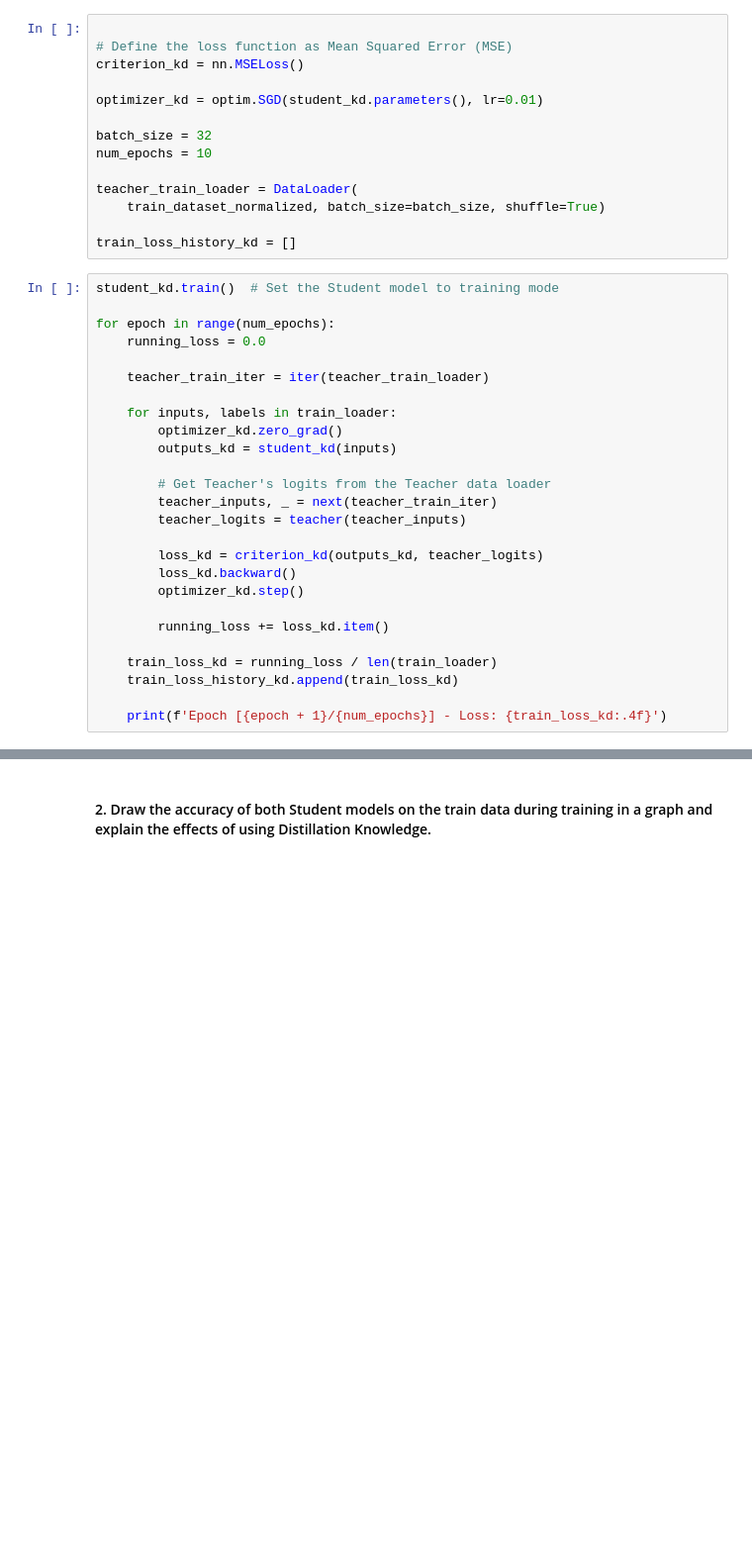
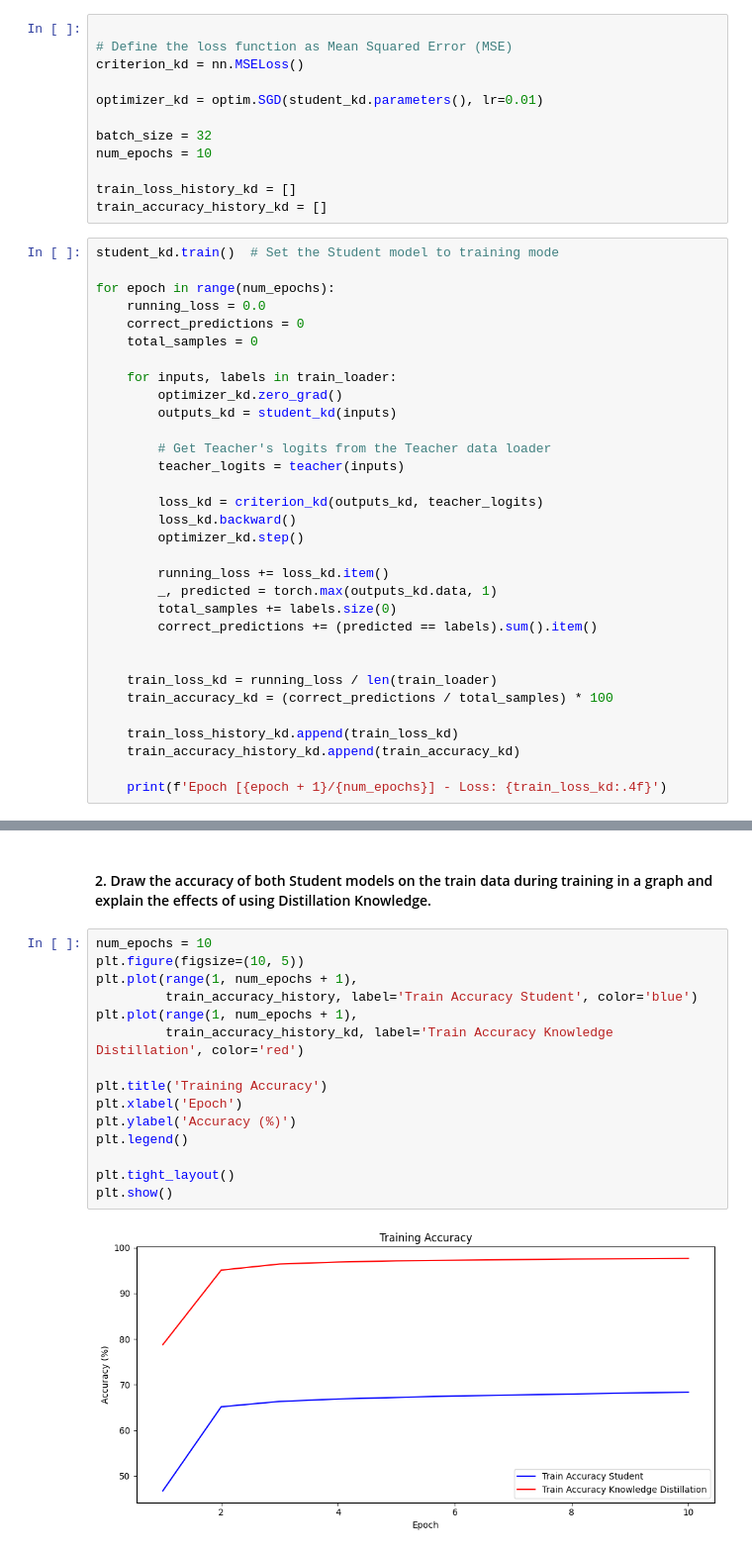
Before and after one commit to pooyaaf/Neural-Networks-Deep-Learning, a Jupyter notebook: Homework/HomeWork1/NoteBooks/Q4/Multi-LayerPerceptron.ipynb, the cells around one changed output, grey strips where cells are left out. Shown at 99% size. Saved outputs shown, nothing was run; the diff lists cells and outputs as text; blank space fills up the shorter version.

```diff
--- a/Homework/HomeWork1/NoteBooks/Q4/Multi-LayerPerceptron.ipynb
+++ b/Homework/HomeWork1/NoteBooks/Q4/Multi-LayerPerceptron.ipynb
@@ -467,34 +481,38 @@ optimizer_kd = optim.SGD(student_kd.parameters(), lr=0.01)
 batch_size = 32
 num_epochs = 10
 
-teacher_train_loader = DataLoader(
-    train_dataset_normalized, batch_size=batch_size, shuffle=True)
-
 train_loss_history_kd = []
+train_accuracy_history_kd = []
 # %%
 student_kd.train()  # Set the Student model to training mode
 
 for epoch in range(num_epochs):
     running_loss = 0.0
-
-    teacher_train_iter = iter(teacher_train_loader)
+    correct_predictions = 0
+    total_samples = 0
 
     for inputs, labels in train_loader:
         optimizer_kd.zero_grad()
         outputs_kd = student_kd(inputs)
 
         # Get Teacher's logits from the Teacher data loader
-        teacher_inputs, _ = next(teacher_train_iter)
-        teacher_logits = teacher(teacher_inputs)
+        teacher_logits = teacher(inputs)
 
         loss_kd = criterion_kd(outputs_kd, teacher_logits)
         loss_kd.backward()
         optimizer_kd.step()
 
         running_loss += loss_kd.item()
+        _, predicted = torch.max(outputs_kd.data, 1)
+        total_samples += labels.size(0)
+        correct_predictions += (predicted == labels).sum().item()
+
 
     train_loss_kd = running_loss / len(train_loader)
+    train_accuracy_kd = (correct_predictions / total_samples) * 100
+
     train_loss_history_kd.append(train_loss_kd)
+    train_accuracy_history_kd.append(train_accuracy_kd)
 
     print(f'Epoch [{epoch + 1}/{num_epochs}] - Loss: {train_loss_kd:.4f}')
 # %% [output]
@@ -534,3 +552,20 @@ The comparison between the number of misclassifications on the test data using K
 Using Knowledge Distillation, the Student model has learned to imitate the Teacher model's outputs, leading to improved generalization and a substantial reduction in misclassifications on the test data. This demonstrates the effectiveness of Knowledge Distillation in transferring knowledge from a larger model (Teacher) to a smaller model (Student).
 # %% [markdown]
 #### 2. Draw the accuracy of both Student models on the train data during training in a graph and explain the effects of using Distillation Knowledge.
+# %%
+num_epochs = 10
+plt.figure(figsize=(10, 5))
+plt.plot(range(1, num_epochs + 1),
+         train_accuracy_history, label='Train Accuracy Student', color='blue')
+plt.plot(range(1, num_epochs + 1),
+         train_accuracy_history_kd, label='Train Accuracy Knowledge Distillation', color='red')
+
+plt.title('Training Accuracy')
+plt.xlabel('Epoch')
+plt.ylabel('Accuracy (%)')
+plt.legend()
+
+plt.tight_layout()
+plt.show()
+# %% [output]
+[figure, added]
```
Also changed, not shown: parts of 8 cells of this notebook.
